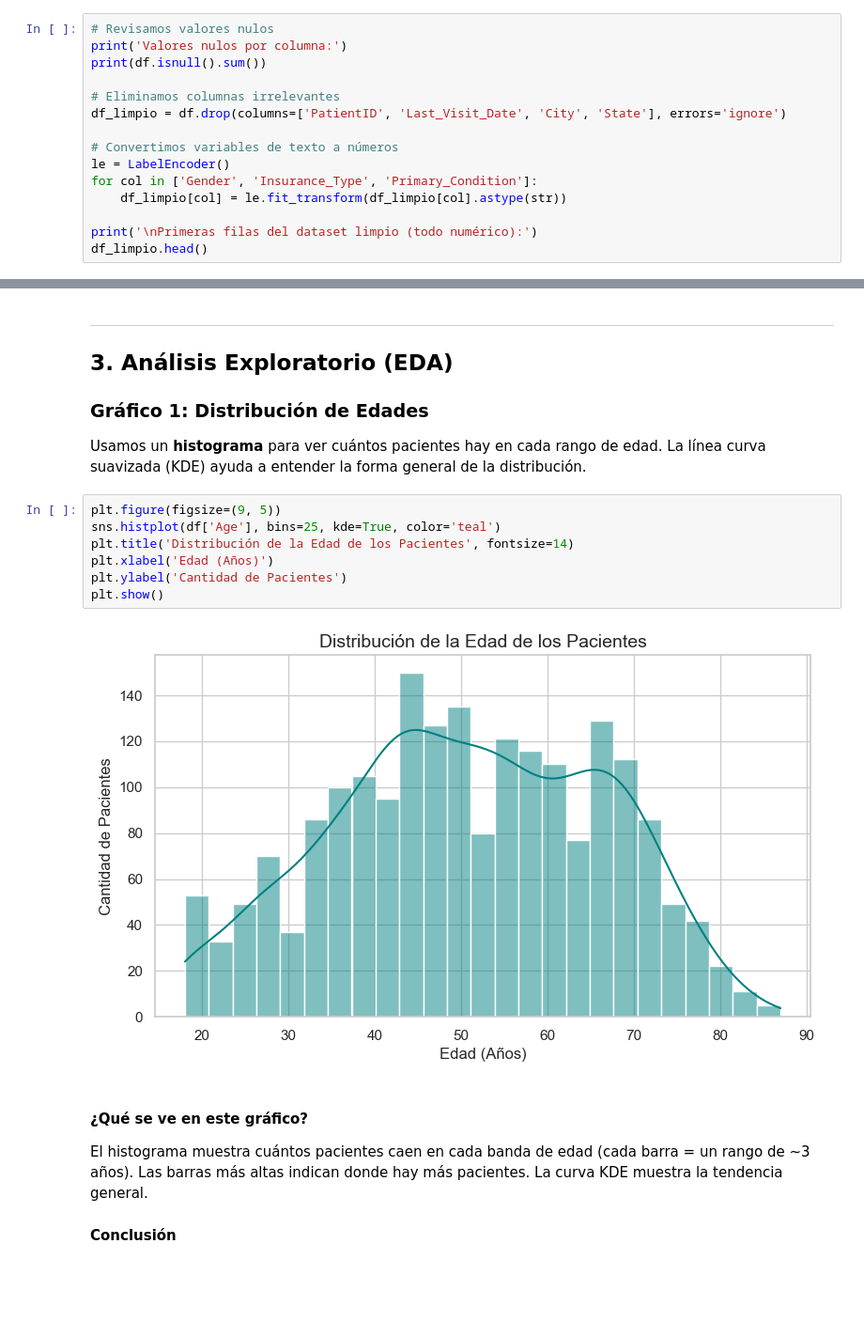
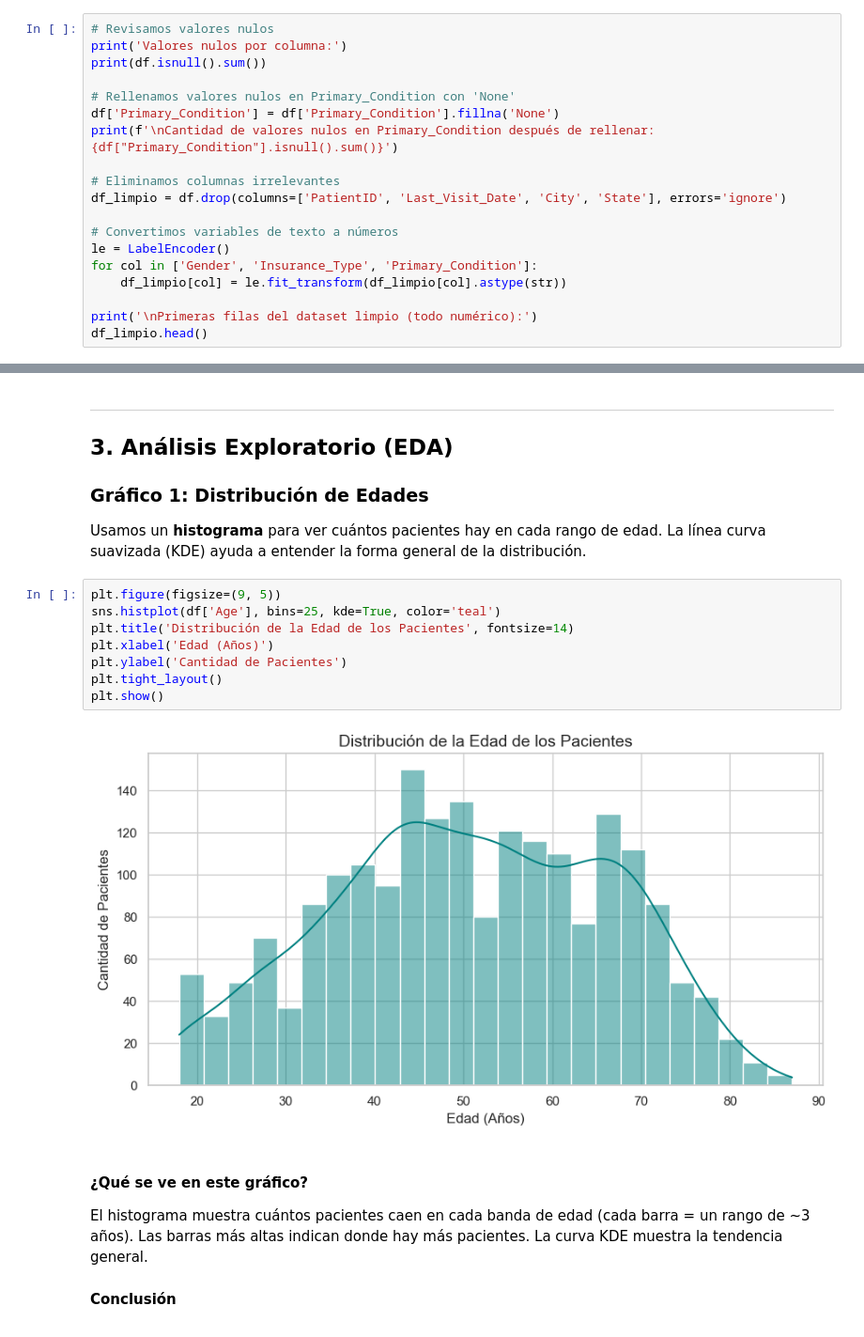
Before and after one commit to valentinarias-dtsc/taller_bigdata_2, a Jupyter notebook: Trabajo_BigData2.ipynb, the cells around one changed output, grey strips where cells are left out. Shown at 94% size. Cells and saved outputs as stored; diff of their text form; blank space fills up the shorter version.

Commit message:
arreglo nulos y graficos

```diff
--- a/Trabajo_BigData2.ipynb
+++ b/Trabajo_BigData2.ipynb
@@ -62,6 +64,10 @@ El `LabelEncoder` convierte cada categoría a un número entero: por ejemplo `Ma
 # Revisamos valores nulos
 print('Valores nulos por columna:')
 print(df.isnull().sum())
+
+# Rellenamos valores nulos en Primary_Condition con 'None'
+df['Primary_Condition'] = df['Primary_Condition'].fillna('None')
+print(f'\nCantidad de valores nulos en Primary_Condition después de rellenar: {df["Primary_Condition"].isnull().sum()}')
 
 # Eliminamos columnas irrelevantes
 df_limpio = df.drop(columns=['PatientID', 'Last_Visit_Date', 'City', 'State'], errors='ignore')
@@ -133,12 +162,13 @@ La línea curva suavizada (KDE) ayuda a entender la forma general de la distribu
 # %%
 plt.figure(figsize=(9, 5))
 sns.histplot(df['Age'], bins=25, kde=True, color='teal')
 plt.title('Distribución de la Edad de los Pacientes', fontsize=14)
 plt.xlabel('Edad (Años)')
 plt.ylabel('Cantidad de Pacientes')
+plt.tight_layout()
 plt.show()
 # %% [output]
-[figure, old version]
+[figure, new version]
 # %% [markdown]
 #### ¿Qué se ve en este gráfico?
 
```
Also changed, not shown: parts of 10 cells of this notebook.
